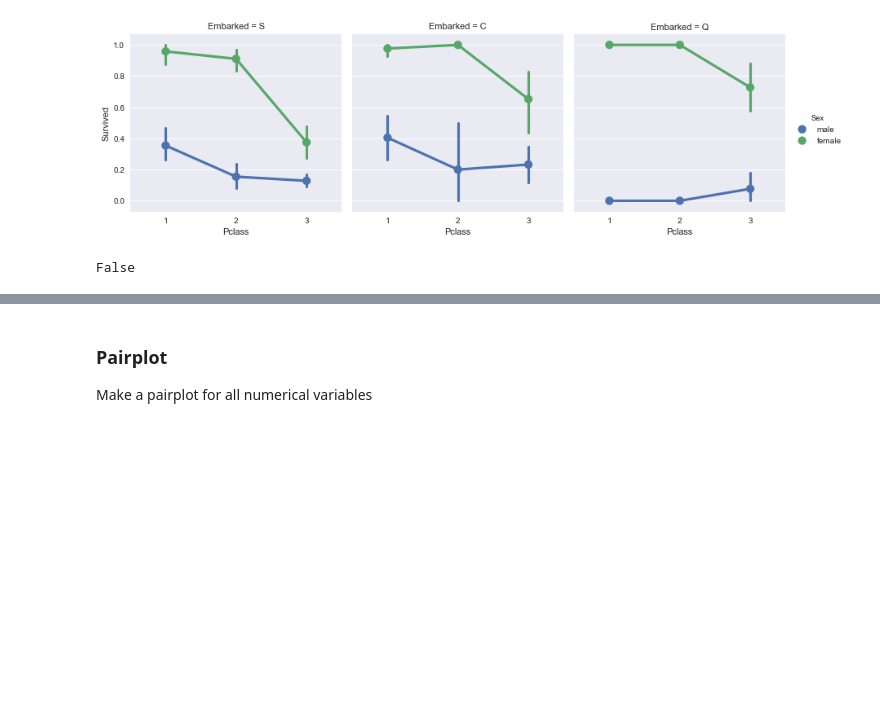
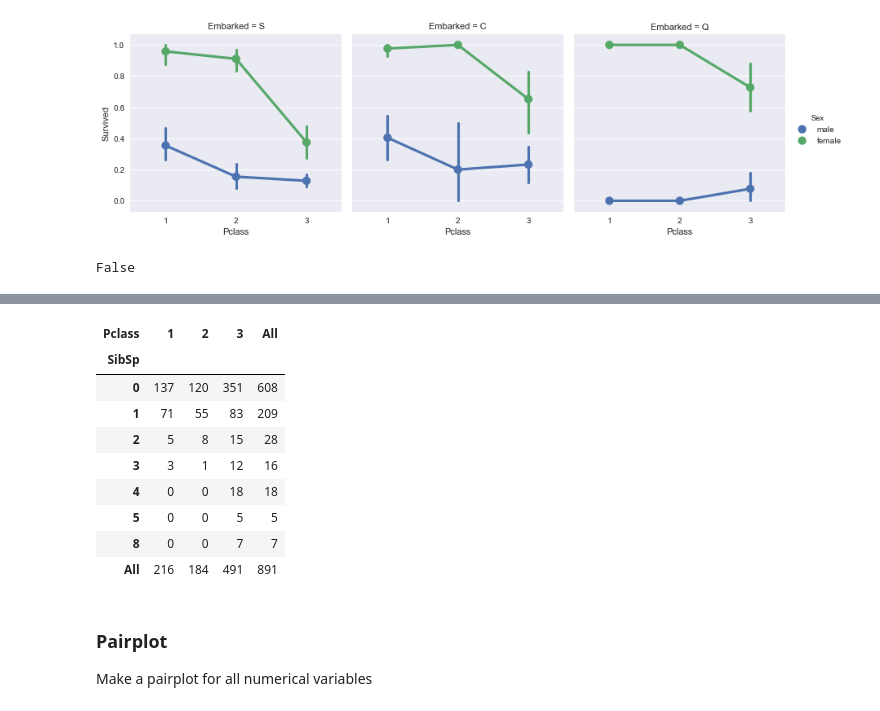
Before and after one commit to Theerit/Kaggle_Titanic, a Jupyter notebook: Titanic.ipynb, the cells around one changed output, grey strips where cells are left out. Saved outputs shown, nothing was run; the diff lists cells and outputs as text; code cells hidden in the pictures; blank space fills up the shorter version.

```diff
--- a/Titanic.ipynb
+++ b/Titanic.ipynb
@@ -360,3 +390,16 @@ False
+# %%
+pd.crosstab(X_plot.SibSp,X_plot.Pclass,margins=True).style.background_gradient(cmap='summer_r')
+# %% [output]
+| Pclass | 1 | 2 | 3 | All |
+| SibSp |  |  |  |  |
+| 0 | 137 | 120 | 351 | 608 |
+| 1 | 71 | 55 | 83 | 209 |
+| 2 | 5 | 8 | 15 | 28 |
+| 3 | 3 | 1 | 12 | 16 |
+| 4 | 0 | 0 | 18 | 18 |
+| 5 | 0 | 0 | 5 | 5 |
+| 8 | 0 | 0 | 7 | 7 |
+| All | 216 | 184 | 491 | 891 |
 # %% [markdown]
 ### Pairplot
 Make a pairplot for all numerical variables
```
Also changed, not shown: parts of 5 cells of this notebook.
